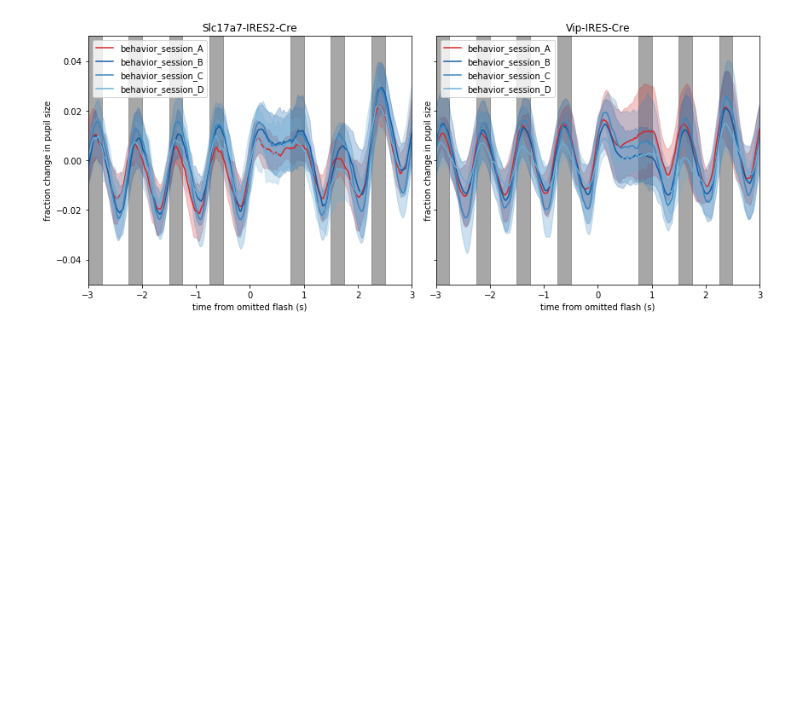
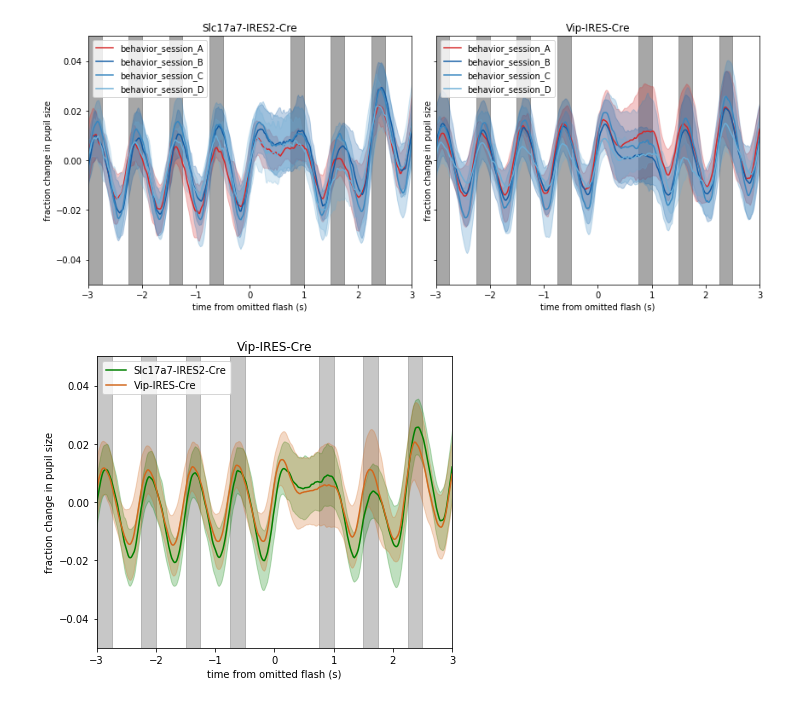
Before and after one commit to dougollerenshaw/dro, a Jupyter notebook: dro/notebooks/2019.12.21_ophys_pilot_pupil_omitted_flash_plots_from_cached_data.ipynb, the cells around one changed output. Drawn from its saved outputs; the diff is of its cells as text; code cells hidden in the pictures; blank space fills up the shorter version.

Commit message:
add cre line plot

```diff
--- a/dro/notebooks/2019.12.21_ophys_pilot_pupil_omitted_flash_plots_from_cached_data.ipynb
+++ b/dro/notebooks/2019.12.21_ophys_pilot_pupil_omitted_flash_plots_from_cached_data.ipynb
@@ -212,3 +212,41 @@ for plot_col, cre_line in enumerate(good_sessions.cre_line.unique()):
     fig.tight_layout()
 # %% [output]
 [figure]
+# %%
+fig,ax=plt.subplots(1,1,figsize=(6,5),sharey=True)
+
+cre_lines = good_sessions.cre_line.unique()
+cre_colors = ['green','chocolate']
+for ii,cre_line in enumerate(cre_lines):
+
+    # get good sessions of this session type
+    sessions = good_sessions.query('cre_line == @cre_line')
+
+    # get the column names, excluding 'time', with a session ID matching those in the selected sessions
+    cols = [c for c in omitted_response_averages.columns if c != 'time' and int(c) in sessions['ophys_session_id'].unique()]
+
+    # plot standard deviation as span
+    ax.fill_between(
+        omitted_response_averages['time'],
+        omitted_response_averages[cols].mean(axis=1) + omitted_response_averages[cols].std(axis=1),
+        omitted_response_averages[cols].mean(axis=1) - omitted_response_averages[cols].std(axis=1),
+        color = cre_colors[ii],
+        alpha=0.25
+    )
+
+    # plot mean of all session averages
+    ax.plot(omitted_response_averages['time'],omitted_response_averages[cols].mean(axis=1),color=cre_colors[ii])
+
+
+    designate_flashes(ax,omit=0,pre_color='gray',post_color='gray')
+    ax.set_xlim(-3,3)
+    ax.set_xlabel('time from omitted flash (s)')
+    ax.set_ylabel('fraction change in pupil size')
+    ax.set_ylim(-0.05,0.05)
+    ax.set_title('session_type = {}'.format(session_type))
+    ax.set_title(cre_line)
+
+    ax.legend(cre_lines,loc='upper left')
+    fig.tight_layout()
+# %% [output]
+[figure, added]
```
